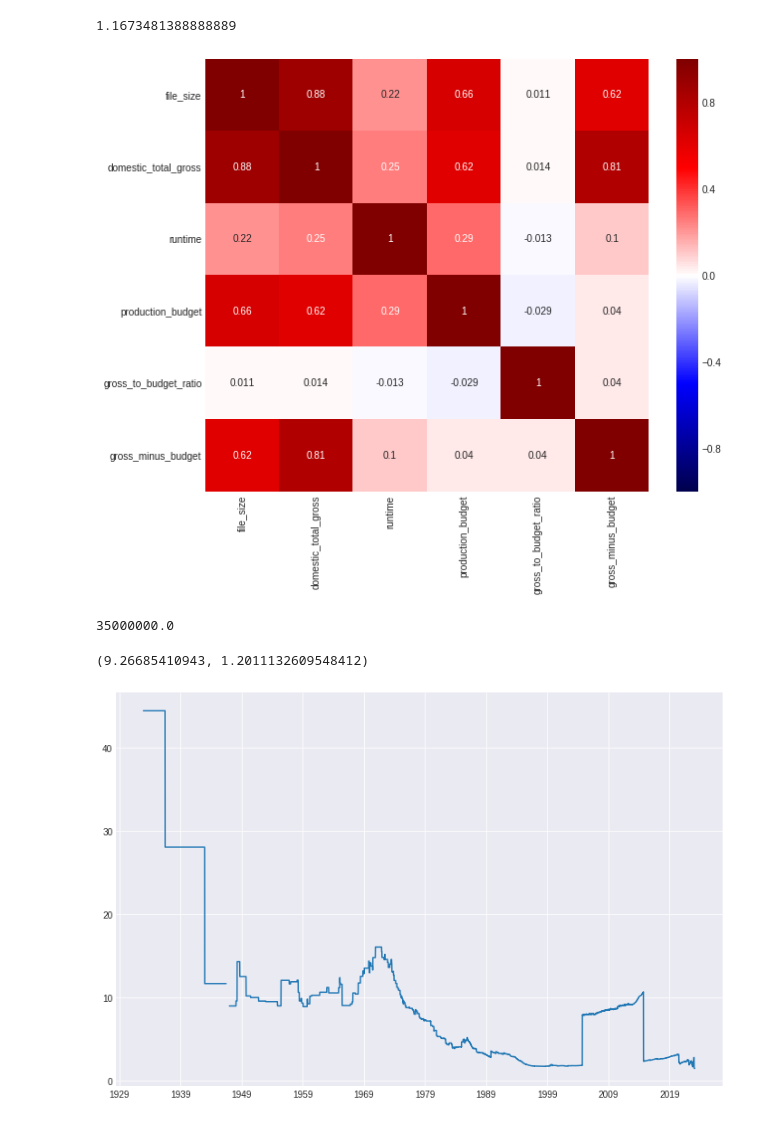
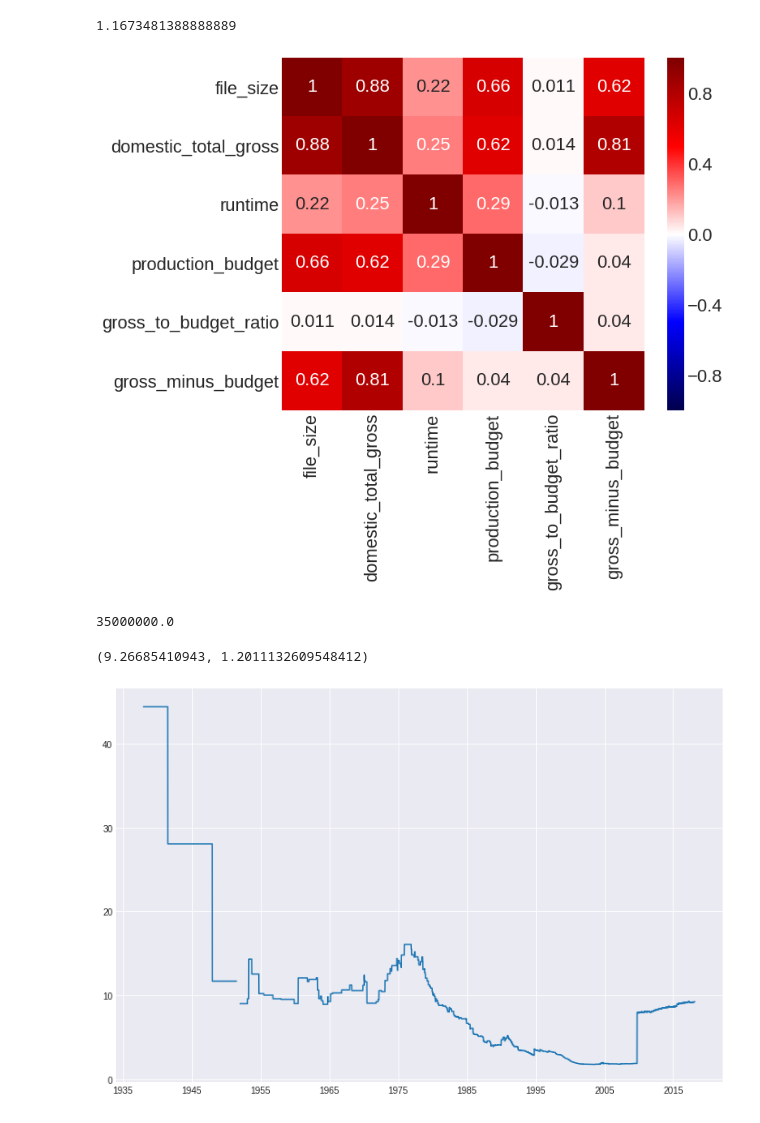
Before and after one commit to danallison/metis-work, a Jupyter notebook: week02-luther/Movie_EDA.ipynb, the cells around one changed output. Drawn from its saved outputs; the diff is of its cells as text; code cells hidden in the pictures.

```diff
--- a/week02-luther/Movie_EDA.ipynb
+++ b/week02-luther/Movie_EDA.ipynb
@@ -10,6 +10,7 @@ print('Running on PyMC3 v{}'.format(pm.__version__))
 Running on PyMC3 v3.3
 # %%
 %matplotlib inline
+plt.rcParams.update({'font.size': 22})
 plt.style.use('seaborn-darkgrid')
 # %%
 raw_df = pd.read_csv('basic_movie_data.csv')
@@ -159,7 +160,7 @@ features = df[feature_columns]
 plt.figure(figsize=(10,8))
 sns.heatmap(features.corr(), vmin=-1, vmax=1, center=0, cmap='seismic', annot=True);
 # %% [output]
-[figure, old version]
+[figure, new version]
 # %%
 median_budget = df.production_budget.median()
 print(median_budget)
@@ -173,16 +174,17 @@ avg_ratio_for_small_budget = df[df.production_budget < median_budget].gross_to_b
 # %%
 dates = []
 rolling_avg_ratios = []
-start_date = df.release_date.min()
-end_date = df.release_date.max()
+min_start_date = df.release_date.min()
+max_end_date = df.release_date.max()
+start_date = min_start_date
+end_date = max_end_date
 days_between = (end_date - start_date).days
 for day in range(days_between):
+    if end_date > max_end_date: break
     start_date += dt.timedelta(days=1)
     end_date = start_date + dt.timedelta(days=365*10)
     avg_ratio = df[(df.release_date >= start_date) & (df.release_date < end_date)].gross_to_budget_ratio.mean()
-    dates.append(start_date + dt.timedelta(days=365*5))
+    dates.append(end_date)
     rolling_avg_ratios.append(avg_ratio)
-plt.figure(figsize=(12,8))
-plt.plot(dates, rolling_avg_ratios);
 # %% [output]
-[figure, old version]
+[figure, new version]
```
Also changed, not shown: parts of 18 cells of this notebook.
